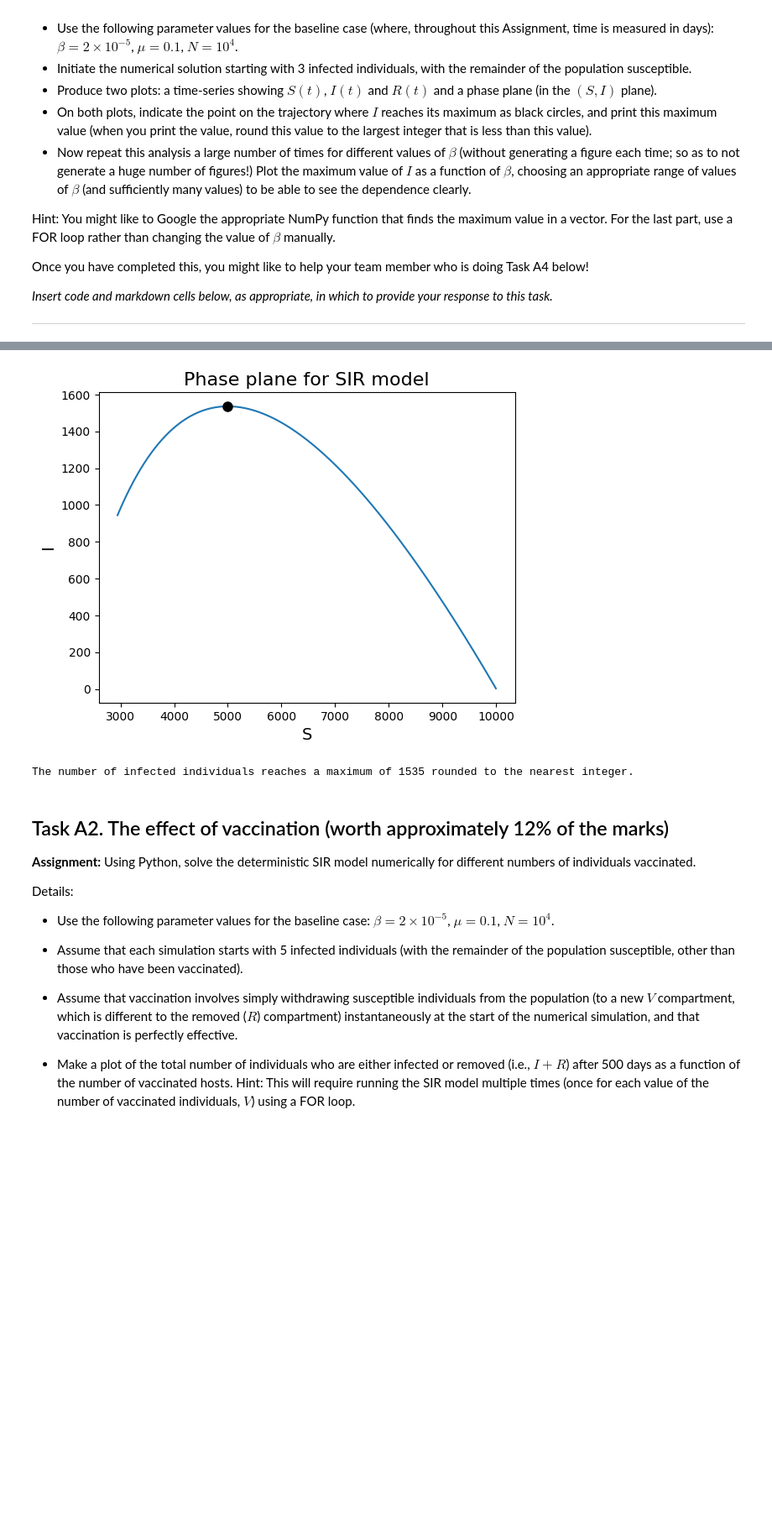
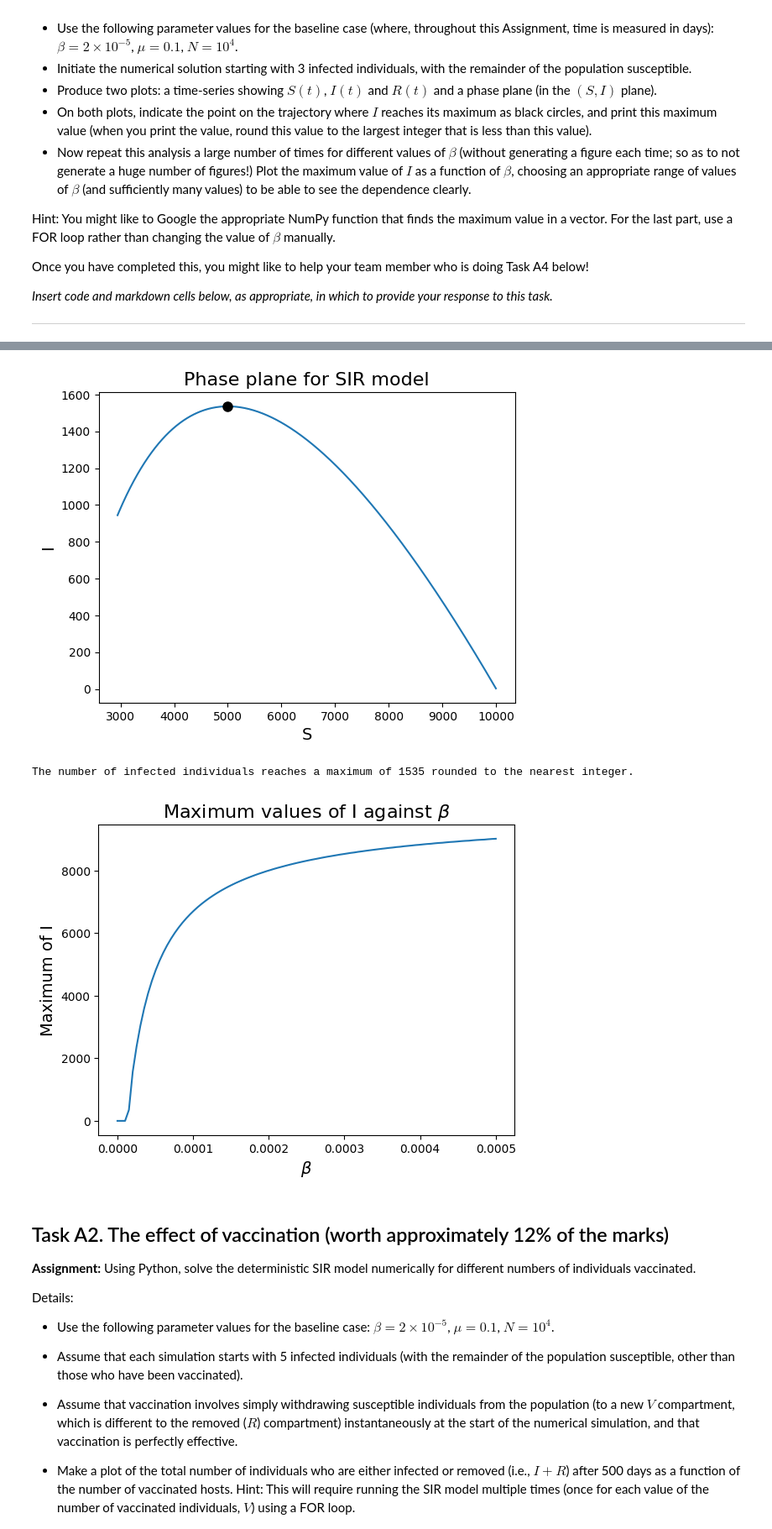
Before and after one commit to davebeansbeans/epidemiology-project, a Jupyter notebook: Epidemiology_Project_Specification.ipynb, the cells around one changed output, grey strips where cells are left out. Shown: that part at 84% size. Drawn from its saved outputs; the diff is of its cells as text; code cells hidden in the pictures; blank space fills up the shorter version.

Commit message:
last part of A1: plot max(I) against beta

```diff
--- a/Epidemiology_Project_Specification.ipynb
+++ b/Epidemiology_Project_Specification.ipynb
@@ -48,8 +48,6 @@ Once you have completed this, you might like to help your team member who is doi
 
 ---
 # %%
-# TODO: last part
-
 # import libraries
 import numpy as np
 import matplotlib.pyplot as plt
@@ -90,34 +88,58 @@ Imax = I.max()
 
 # plot the time evolution of S, I, R
 plt.plot(t, S, label = "S")
 plt.plot(t, I, lw = 3, label = "I")
 plt.plot(t, R, label = "R")
 plt.plot(t[np.where(I == Imax)], Imax, 'ko', markersize = 8)
 
 # labels etc
 plt.xlabel("time/days", fontsize = 14)
 plt.ylabel("S, I, R", fontsize = 14)
 plt.title("Deterministic SIR model (Baseline case)", fontsize = 16)
 plt.legend(fontsize = 14)
+
 plt.show()
 
 # plot the evolution in the S,I phase plane
 plt.plot(S, I)
 plt.plot(S[np.where(I == Imax)], Imax, 'ko', markersize = 8)
 
 # labels etc
 plt.xlabel("S", fontsize = 14)
 plt.ylabel("I", fontsize = 14)
 plt.title("Phase plane for SIR model", fontsize = 16)
 
 plt.show()
 
 print(f'The number of infected individuals reaches a maximum of {int(np.floor(Imax))} rounded to the nearest integer.')
-print('test')
+
+# set up grid for betas
+nbetas = 100
+Imax_list = []
+betas = np.linspace(0, 5*(10**-4), nbetas)
+
+# repeat analysis for range of betas
+for i in range(0,nbetas):
+    # call ODE solver
+    y_sol = odeint(SIR, y0, t, (betas[i],))
+
+    # extract I from the solution array y
+    I = y_sol[:,1]
+    Imax = I.max()
+    Imax_list.append(Imax)
+
+# plot max of I against beta
+plt.plot(betas,np.array(Imax_list))
+plt.xlabel("$\\beta$", fontsize=14)
+plt.ylabel("Maximum of I", fontsize=14)
+plt.title("Maximum values of I against $\\beta$", fontsize=16)
+
+plt.show()
 # %% [output]
 [figure]
 [figure]
 The number of infected individuals reaches a maximum of 1535 rounded to the nearest integer.
+[figure, added]
 # %% [markdown]
 ## Task A2. The effect of vaccination (worth approximately 12% of the marks)
 **Assignment:** Using Python, solve the deterministic SIR model numerically for different numbers of individuals vaccinated.
```
